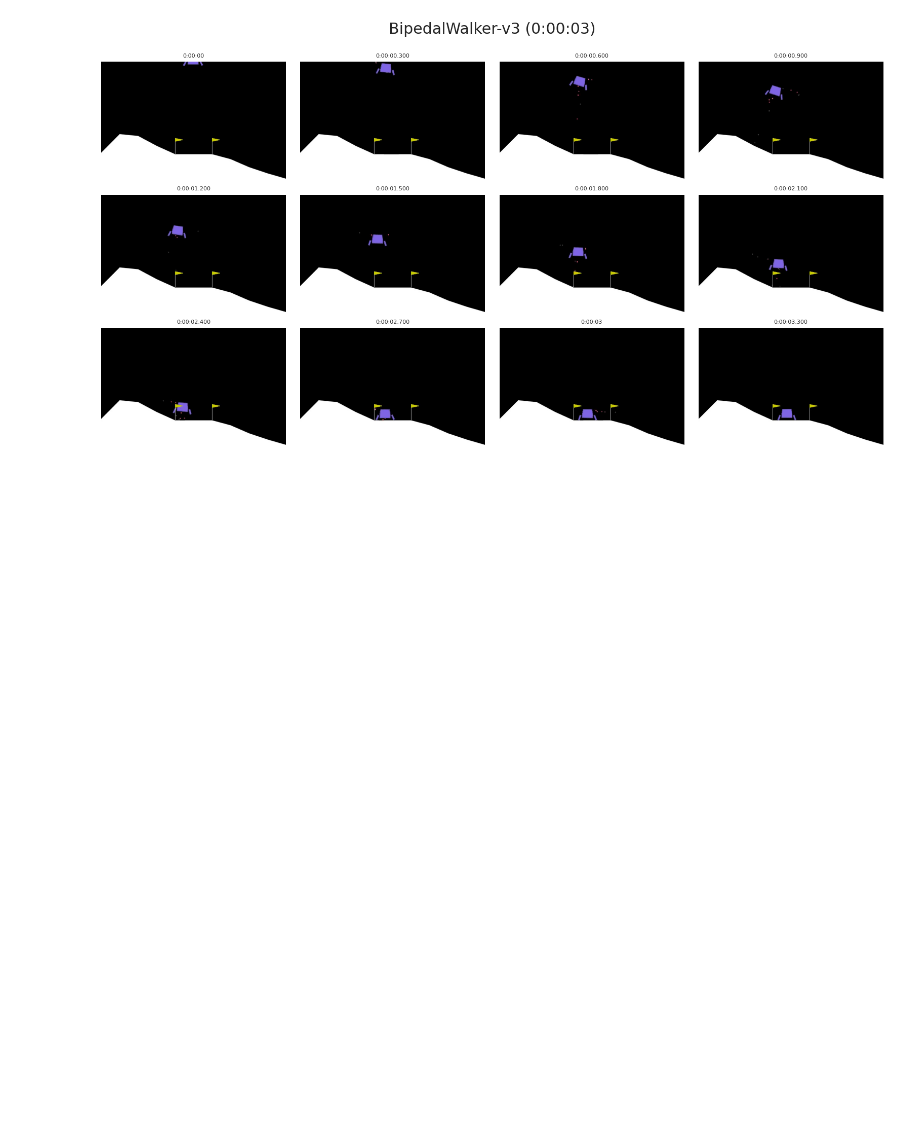
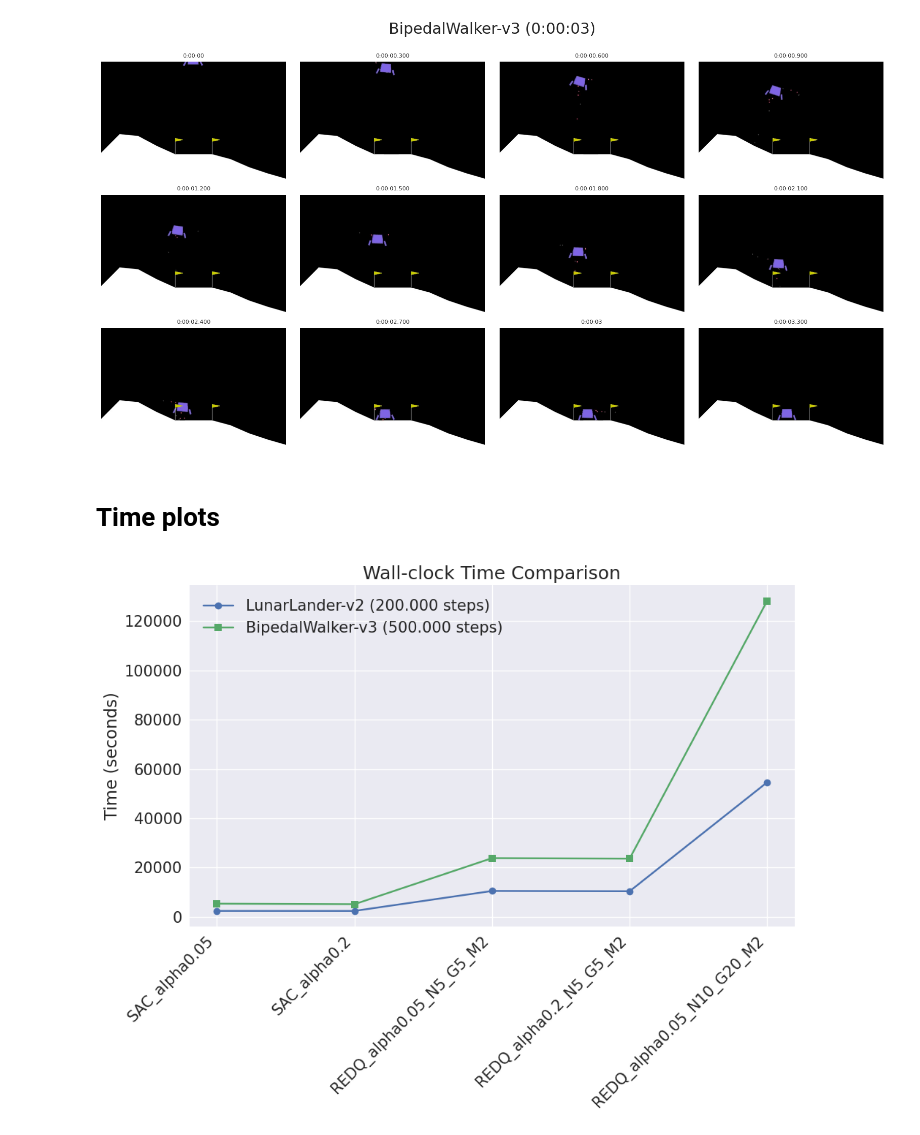
Before and after one commit to alberto-mate/REDQ, a Jupyter notebook: show_plots.ipynb, the cells around one changed output. Saved outputs shown, nothing was run; the diff lists cells and outputs as text; code cells hidden in the pictures; blank space fills up the shorter version.

```diff
--- a/show_plots.ipynb
+++ b/show_plots.ipynb
@@ -203,3 +201,41 @@ frames_per_step = 'auto'  # or specify an integer value
 create_frame_grid(path_video, n_cols, n_rows, frames_per_step, title="BipedalWalker-v3")
 # %% [output]
 [figure]
+# %% [markdown]
+# Time plots
+# %%
+import pandas as pd
+import matplotlib.pyplot as plt
+from datetime import datetime
+
+# Read the CSV file into a DataFrame
+df = pd.read_csv('time.csv')
+
+# Convert time durations from HH:MM:SS to total seconds for easier plotting
+def time_to_seconds(t):
+    h, m, s = map(int, t.split(':'))
+    return h * 3600 + m * 60 + s
+
+df['LunarLander-v2'] = df['LunarLander-v2'].apply(time_to_seconds)
+df['BipedalWalker-v3'] = df['BipedalWalker-v3'].apply(time_to_seconds)
+
+# Plotting the data
+plt.figure(figsize=(10, 8))
+
+# Plot LunarLander-v2 data
+plt.plot(df['time'], df['LunarLander-v2'], marker='o', label='LunarLander-v2 (200.000 steps)')
+
+# Plot BipedalWalker-v3 data
+plt.plot(df['time'], df['BipedalWalker-v3'], marker='s', label='BipedalWalker-v3 (500.000 steps)')
+
+# Customize the plot
+plt.xticks(rotation=45, ha='right')
+plt.ylabel('Time (seconds)')
+plt.title('Wall-clock Time Comparison')
+plt.legend()
+
+# Show the plot
+plt.tight_layout()
+plt.show()
+# %% [output]
+[figure, added]
```
Also changed, not shown: parts of 2 cells of this notebook, 1 other file.
